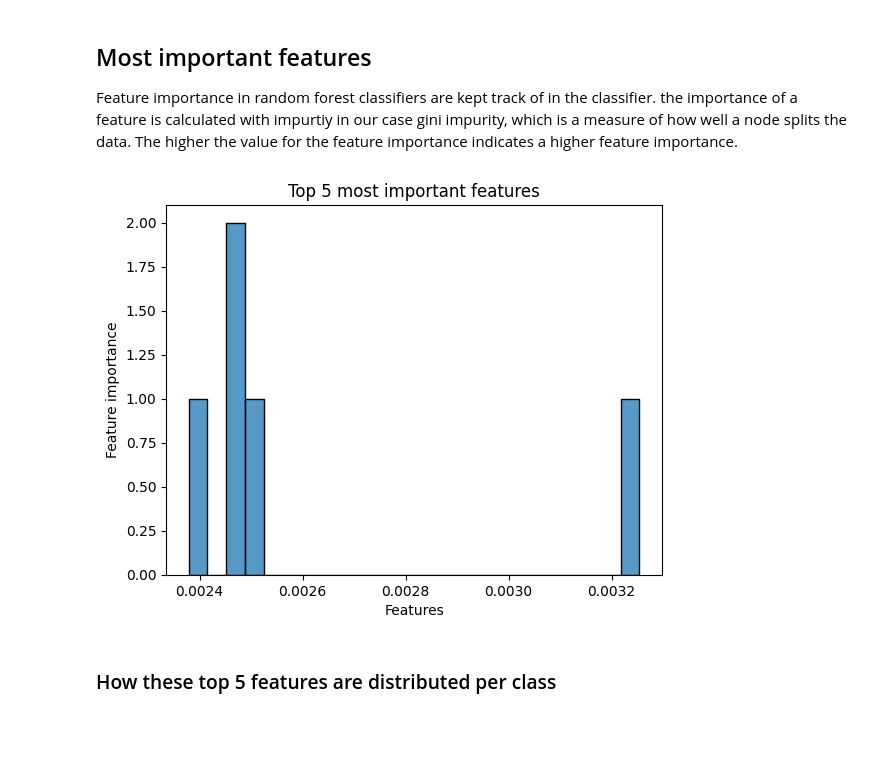
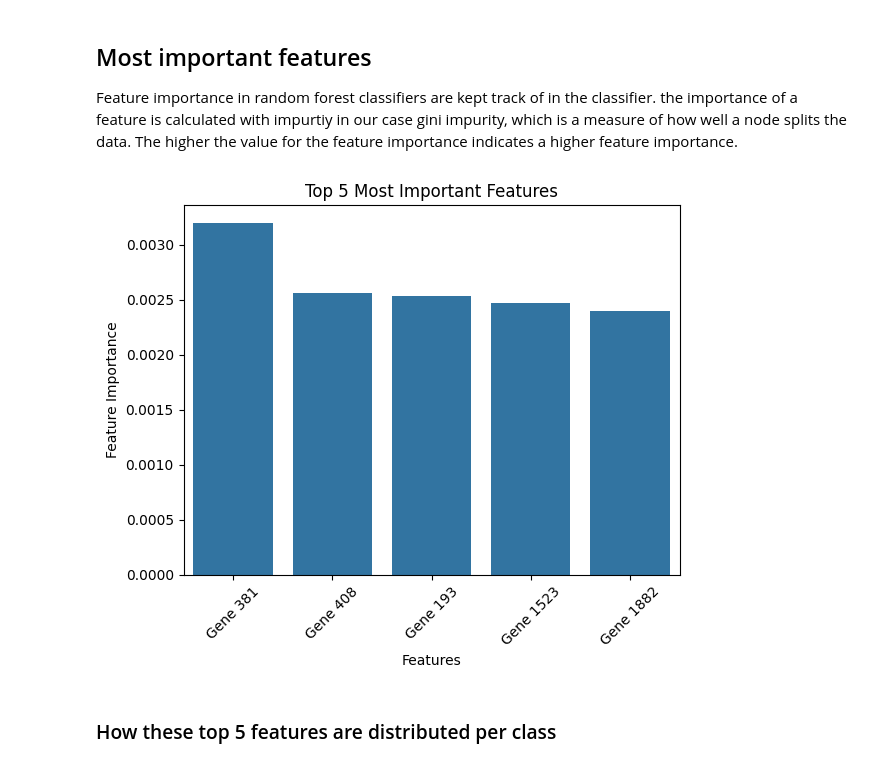
Before and after one commit to Larsdegroot/ML_bio_assignment, a Jupyter notebook: Project.ipynb, the cells around one changed output. Drawn from its saved outputs; the diff is of its cells as text; code cells hidden in the pictures; blank space fills up the shorter version.

```diff
--- a/Project.ipynb
+++ b/Project.ipynb
@@ -993,19 +986,17 @@ Pipeline(steps=[('impute', SimpleImputer()),
 Feature importance in random forest classifiers are kept track of in the classifier. the importance of a feature is calculated with impurtiy in our case gini impurity, which is a measure of how well a node splits the data. The higher the value for the feature importance indicates a higher feature importance.
 # %%
 importances = rfc.feature_importances_
-std = np.std([tree.feature_importances_ for tree in rfc.estimators_], axis=0)
-std = np.sort(std)[::-1][:5] # Keep 5 most important features
 forest_importances = pd.Series(importances, index=features.columns)
 forest_importances = forest_importances.sort_values(ascending=False)[:5] # Keep 5 most important features
 
-# Create a distribution plot
-sns.histplot(forest_importances)
+sns.barplot(x=forest_importances.index, y=forest_importances.values)
 plt.xlabel('Features')
-plt.ylabel('Feature importance')
-plt.title('Top 5 most important features')
+plt.ylabel('Feature Importance')
+plt.title('Top 5 Most Important Features')
+plt.xticks(rotation=45)  # Rotate labels for better readability
 plt.show()
 # %% [output]
-[figure, old version]
+[figure, new version]
 # %% [markdown]
 ### How these top 5 features are distributed per class
 # %%
```
Also changed, not shown: parts of 26 cells of this notebook.
